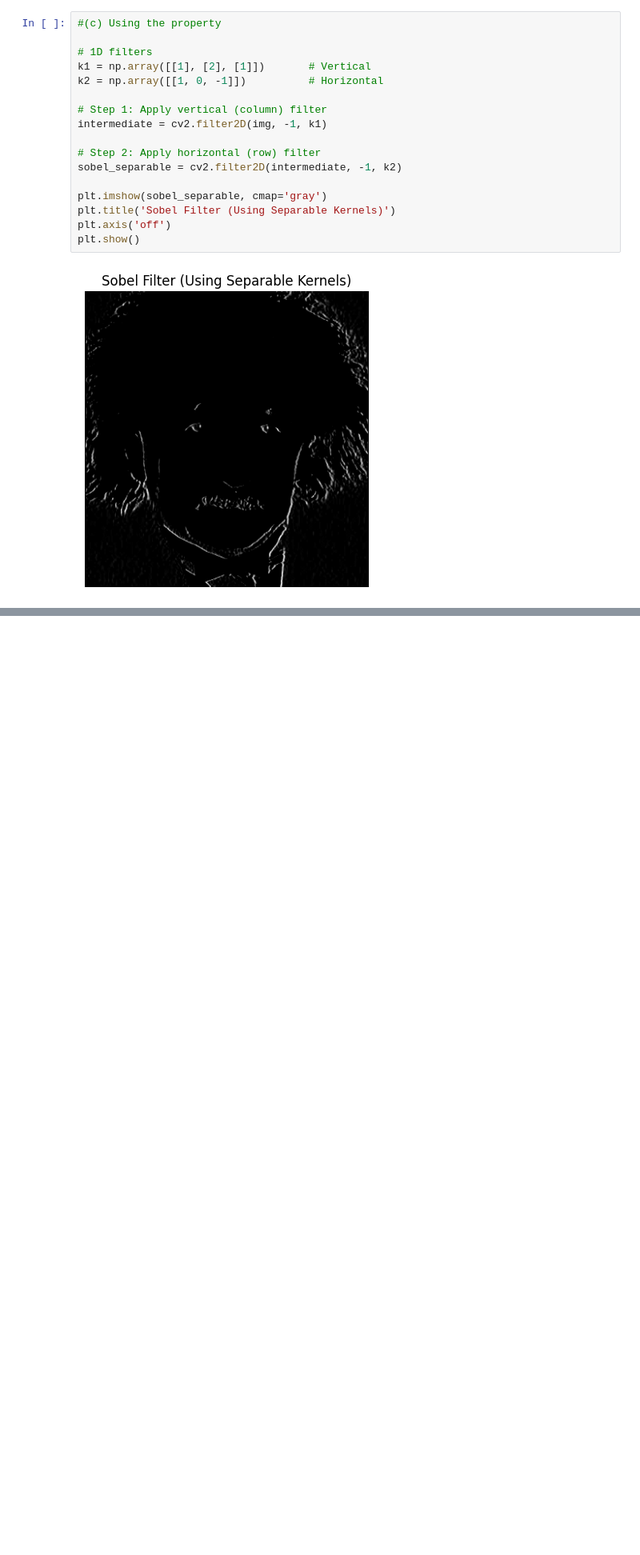
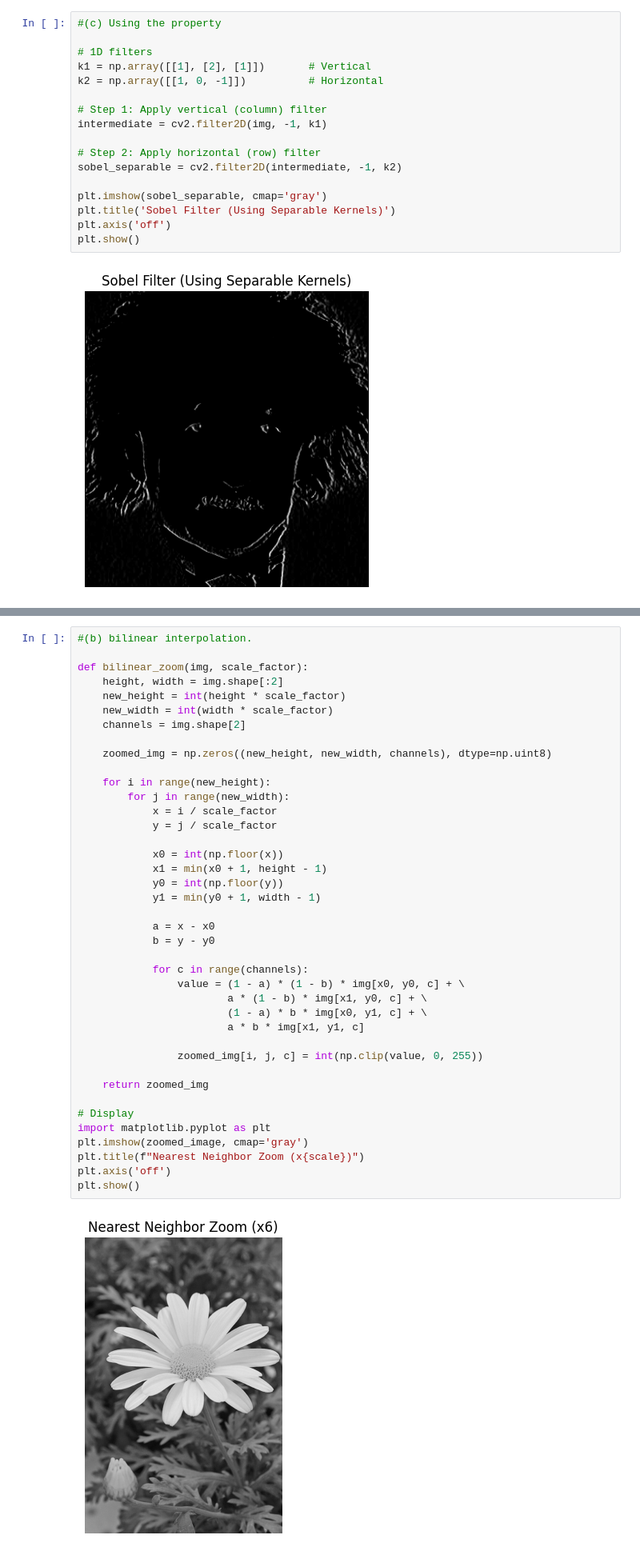
Before and after one commit to Bashinigamage/computer_vision, a Jupyter notebook: Assignment_1.ipynb, the cells around one changed output, grey strips where cells are left out. Shown at 80% size. Cells and saved outputs as stored; diff of their text form; blank space fills up the shorter version.

```diff
--- a/Assignment_1.ipynb
+++ b/Assignment_1.ipynb
@@ -694,0 +752,42 @@ plt.show()
+# %%
+#(b) bilinear interpolation.
+
+def bilinear_zoom(img, scale_factor):
+    height, width = img.shape[:2]
+    new_height = int(height * scale_factor)
+    new_width = int(width * scale_factor)
+    channels = img.shape[2]
+
+    zoomed_img = np.zeros((new_height, new_width, channels), dtype=np.uint8)
+
+    for i in range(new_height):
+        for j in range(new_width):
+            x = i / scale_factor
+            y = j / scale_factor
+
+            x0 = int(np.floor(x))
+            x1 = min(x0 + 1, height - 1)
+            y0 = int(np.floor(y))
+            y1 = min(y0 + 1, width - 1)
+
+            a = x - x0
+            b = y - y0
+
+            for c in range(channels):
+                value = (1 - a) * (1 - b) * img[x0, y0, c] + \
+                        a * (1 - b) * img[x1, y0, c] + \
+                        (1 - a) * b * img[x0, y1, c] + \
+                        a * b * img[x1, y1, c]
+
+                zoomed_img[i, j, c] = int(np.clip(value, 0, 255))
+
+    return zoomed_img
+
+# Display
+import matplotlib.pyplot as plt
+plt.imshow(zoomed_image, cmap='gray')
+plt.title(f"Nearest Neighbor Zoom (x{scale})")
+plt.axis('off')
+plt.show()
+# %% [output]
+[figure, added]
```
Also changed, not shown: parts of 5 cells of this notebook.
